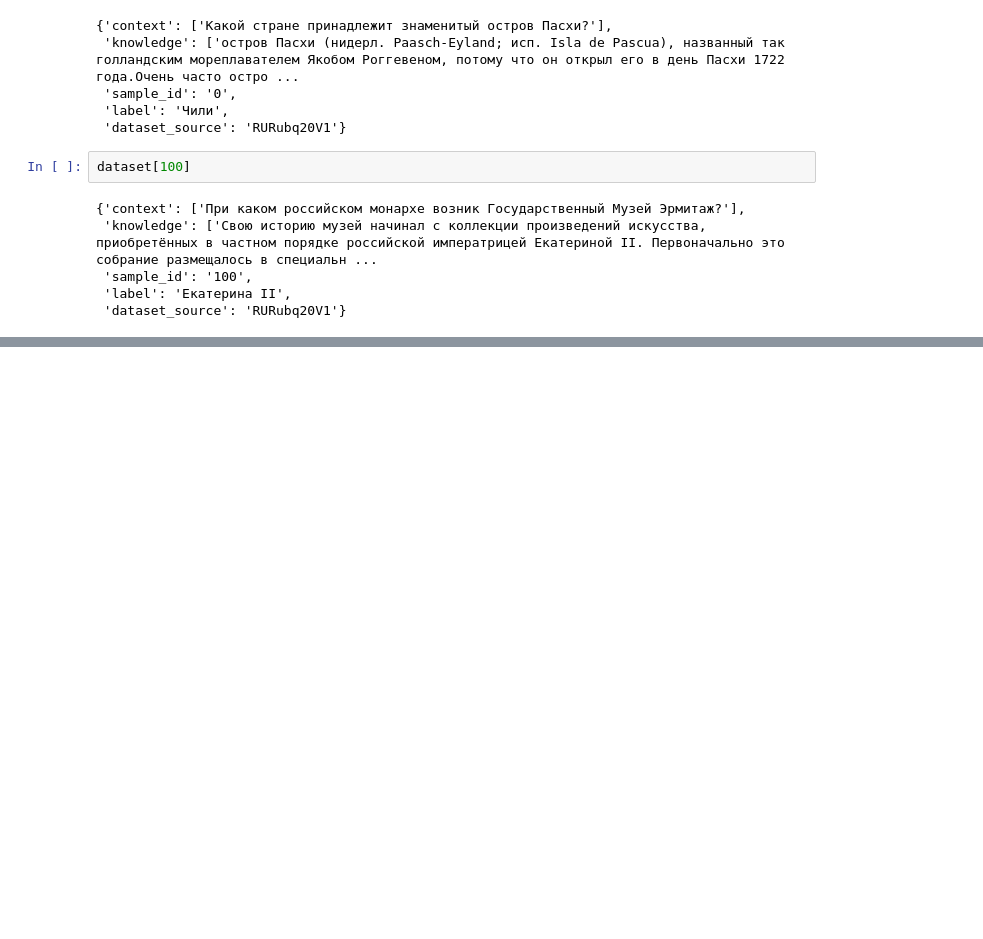
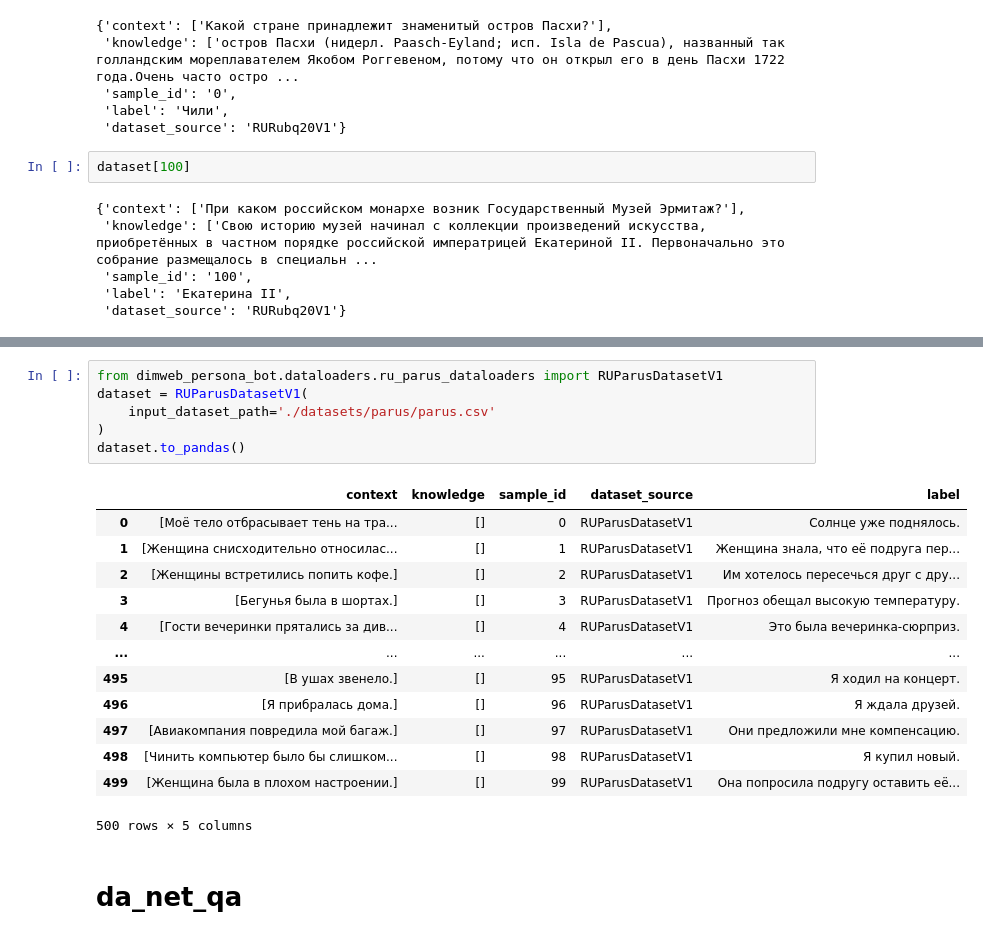
Before and after one commit to dmitrymailk/persona_bot, a Jupyter notebook: dimweb_persona_bot/sandboxes/ru_chat_bot_corpus_creation_sandbox.ipynb, the cells around one changed output, grey strips where cells are left out. Saved outputs shown, nothing was run; the diff lists cells and outputs as text; blank space fills up the shorter version.

Commit message:
add parus, danetqa dataset wrappers

```diff
--- a/dimweb_persona_bot/sandboxes/ru_chat_bot_corpus_creation_sandbox.ipynb
+++ b/dimweb_persona_bot/sandboxes/ru_chat_bot_corpus_creation_sandbox.ipynb
@@ -281,0 +305,22 @@ dataset[100]
+# %%
+from dimweb_persona_bot.dataloaders.ru_parus_dataloaders import RUParusDatasetV1
+dataset = RUParusDatasetV1(
+    input_dataset_path='./datasets/parus/parus.csv'
+)
+dataset.to_pandas()
+# %% [output]
+|  | context | knowledge | sample_id | dataset_source | label |
+| 0 | [Моё тело отбрасывает тень на тра... | [] | 0 | RUParusDatasetV1 | Солнце уже поднялось. |
+| 1 | [Женщина снисходительно относилас... | [] | 1 | RUParusDatasetV1 | Женщина знала, что её подруга пер... |
+| 2 | [Женщины встретились попить кофе.] | [] | 2 | RUParusDatasetV1 | Им хотелось пересечься друг с дру... |
+| 3 | [Бегунья была в шортах.] | [] | 3 | RUParusDatasetV1 | Прогноз обещал высокую температуру. |
+| 4 | [Гости вечеринки прятались за див... | [] | 4 | RUParusDatasetV1 | Это была вечеринка-сюрприз. |
+| ... | ... | ... | ... | ... | ... |
+| 495 | [В ушах звенело.] | [] | 95 | RUParusDatasetV1 | Я ходил на концерт. |
+| 496 | [Я прибралась дома.] | [] | 96 | RUParusDatasetV1 | Я ждала друзей. |
+| 497 | [Авиакомпания повредила мой багаж.] | [] | 97 | RUParusDatasetV1 | Они предложили мне компенсацию. |
+| 498 | [Чинить компьютер было бы слишком... | [] | 98 | RUParusDatasetV1 | Я купил новый. |
+| 499 | [Женщина была в плохом настроении.] | [] | 99 | RUParusDatasetV1 | Она попросила подругу оставить её... |
+500 rows × 5 columns
+# %% [markdown]
+# da_net_qa
```
Also changed, not shown: parts of 6 cells of this notebook, 4 other files.
